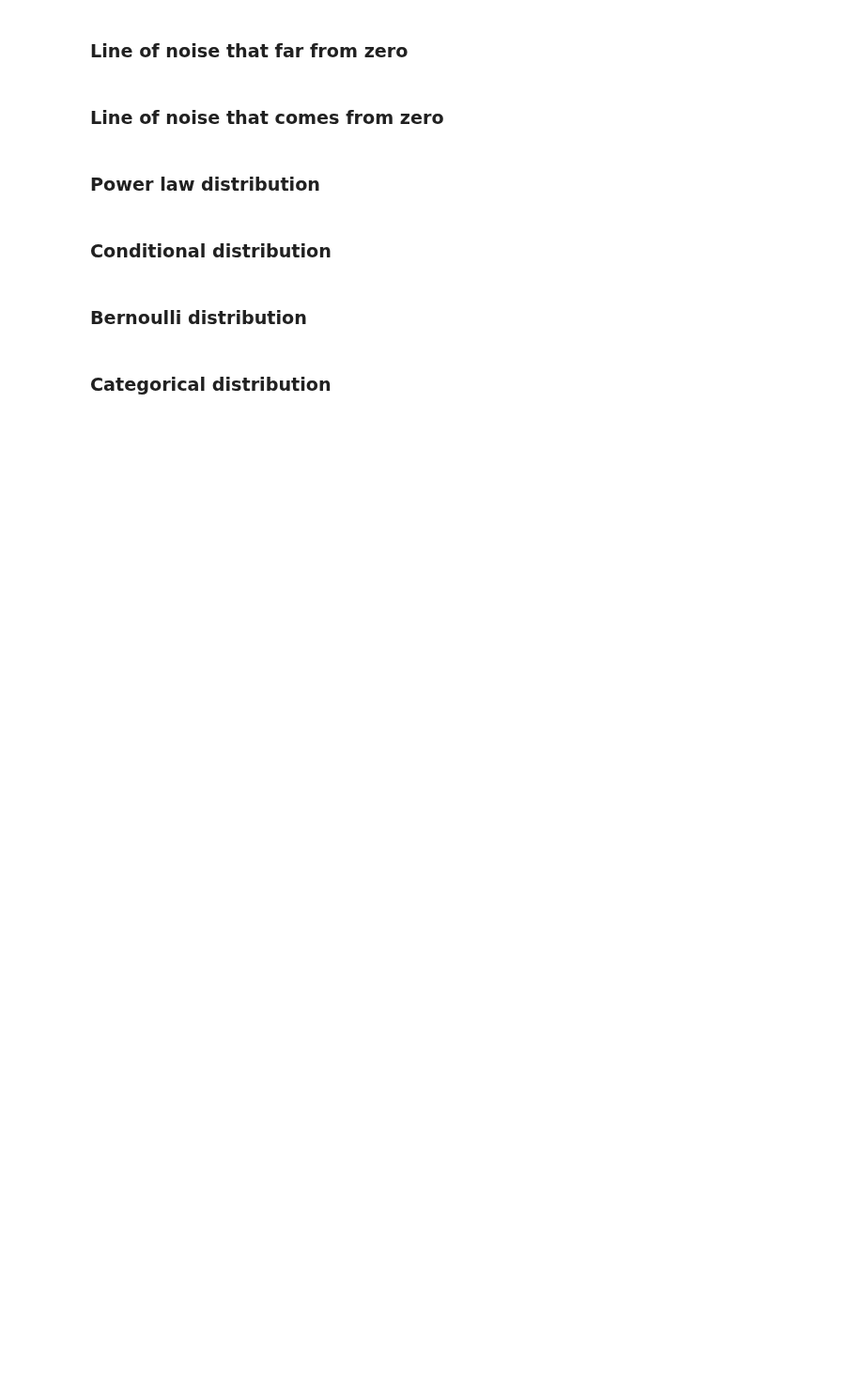
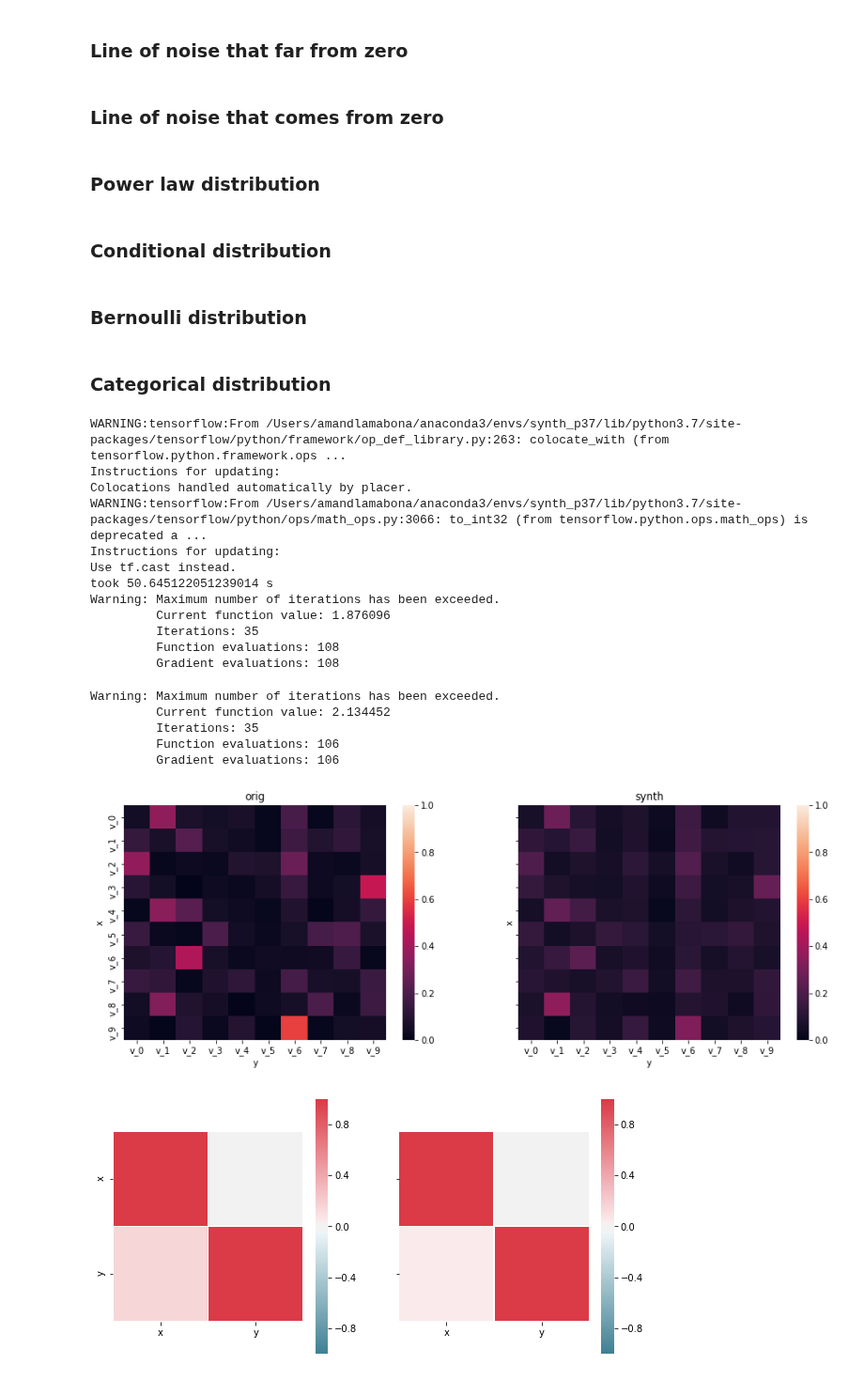
Before and after one commit to synthesized-io/insight, a Jupyter notebook: evaluation/synthetic_distributions.ipynb, the cells around one changed output. Shown at 94% size. Saved outputs shown, nothing was run; the diff lists cells and outputs as text; code cells hidden in the pictures; blank space fills up the shorter version.

Commit message:
Add synthetic association tests and distributions.

```diff
--- a/evaluation/synthetic_distributions.ipynb
+++ b/evaluation/synthetic_distributions.ipynb
@@ -71,3 +94,13 @@ def create_power_law_categorical(n_classes, size):
+# %%
+def create_correlated_categorical(n_classes, size, sd=1.):
+    logits = sd*np.random.randn(n_classes*n_classes).reshape(n_classes, n_classes)
+    categories = np.array([f"v_{i}" for i in list(range(n_classes))])
+    independent = np.random.choice(list(range(n_classes)), size=size)
+    gumbels = -np.log(-np.log(np.random.uniform(size=n_classes*size))).reshape(size, n_classes)
+    dependent =  (logits[independent] + gumbels).argmax(1)
+    independent_values = categories[independent]
+    dependent_values = categories[dependent]
+    return pd.DataFrame({"x": independent_values, "y": dependent_values}).astype(str)
 # %%
 def plot_data(data, ax=None):
     if data.shape[1] == 1:
@@ -76,11 +109,17 @@ def plot_data(data, ax=None):
         else:
             return sns.distplot(data, ax=ax)
     if data.shape[1] == 2:
-        if data['x'].dtype.kind == 'O':
+        if data['x'].dtype.kind == 'O' and data['y'].dtype.kind == 'f':
+            order = sorted(data["x"].unique().tolist())
             sns.violinplot(x="x", y="y", data=data, ax=ax)
-        else:
+        elif data['x'].dtype.kind == 'f' and data['y'].dtype.kind == 'f':
             #return sns.jointplot(x="x", y="y", data=data, kind="kde", ax=ax)
             return ax.hist2d(data['x'], data['y'], bins=100)
+        elif data['x'].dtype.kind == 'O' and data['y'].dtype.kind == 'O':
+            crosstab = pd.crosstab(data['x'], columns=[data['y']]).apply(lambda r: r/r.sum(), axis=1)
+            sns.heatmap(crosstab, vmin=0.0, vmax=1.0, ax=ax)
+        else:
+            return sns.distplot(data, ax=ax)
     else:
         return sns.distplot(data, ax=ax)
 # %% [markdown]
@@ -142,7 +140,8 @@ import matplotlib.pyplot as plt
 
 default_metrics = {"avg_distance": mean_ks_distance}
 
-def synthesize_and_plot(data, name, n_iter=evaluation.config['num_iterations'], metrics=None):
+def synthesize_and_plot(data, name, n_iter=evaluation.config['num_iterations'], metrics=None,
+                        show_anova=False, show_cat_rsquared=False):
     start = time.time()
     with BasicSynthesizer(df=data, **evaluation.config['params']) as synthesizer:
         synthesizer.learn(df_train=data, num_iterations=n_iter)
@@ -155,6 +154,12 @@ def synthesize_and_plot(data, name, n_iter=evaluation.config['num_iterations'],
         ax2.set_title('synth')
         plot_data(data, ax=ax1)
         plot_data(synthesized, ax=ax2)
+        if show_anova:
+            testing = UtilityTesting(synthesizer, data, data, synthesized)
+            testing.show_anova()
+        if show_cat_rsquared:
+            testing = UtilityTesting(synthesizer, data, data, synthesized)
+            testing.show_categorical_rsquared()
 # %% [markdown]
 ### Gauss "ball" outside of center
 # %%
@@ -230,2 +239,26 @@ synthesize_and_plot(data, 'categorical_powerlaw', metrics=default_metrics)
+# %%
+data = create_correlated_categorical(n_classes=10, size=10000, sd=1.)
+# %%
+synthesize_and_plot(data, 'correlated_categoricals', metrics=default_metrics, show_cat_rsquared=True)
+# %% [output]
+WARNING:tensorflow:From /Users/amandlamabona/anaconda3/envs/synth_p37/lib/python3.7/site-packages/tensorflow/python/framework/op_def_library.py:263: colocate_with (from tensorflow.python.framework.ops ...
+Instructions for updating:
+Colocations handled automatically by placer.
+WARNING:tensorflow:From /Users/amandlamabona/anaconda3/envs/synth_p37/lib/python3.7/site-packages/tensorflow/python/ops/math_ops.py:3066: to_int32 (from tensorflow.python.ops.math_ops) is deprecated a ...
+Instructions for updating:
+Use tf.cast instead.
+took 50.645122051239014 s
+Warning: Maximum number of iterations has been exceeded.
+         Current function value: 1.876096
+         Iterations: 35
+         Function evaluations: 108
+         Gradient evaluations: 108
+Warning: Maximum number of iterations has been exceeded.
+         Current function value: 2.134452
+         Iterations: 35
+         Function evaluations: 106
+         Gradient evaluations: 106
+[figure, added]
+[figure, added]
 # %%
 evaluation.write_metrics()
```
Also changed, not shown: parts of 12 cells of this notebook.
